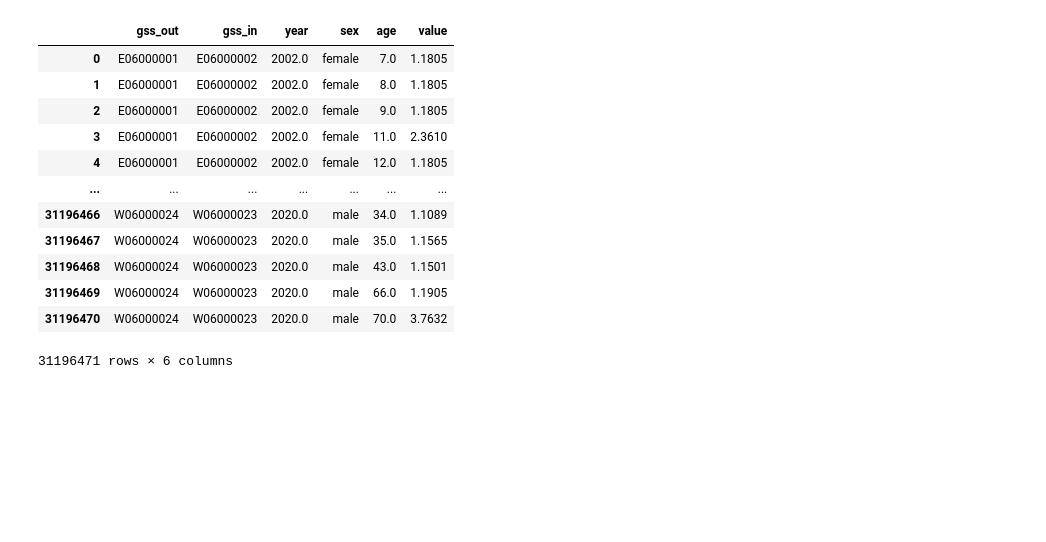
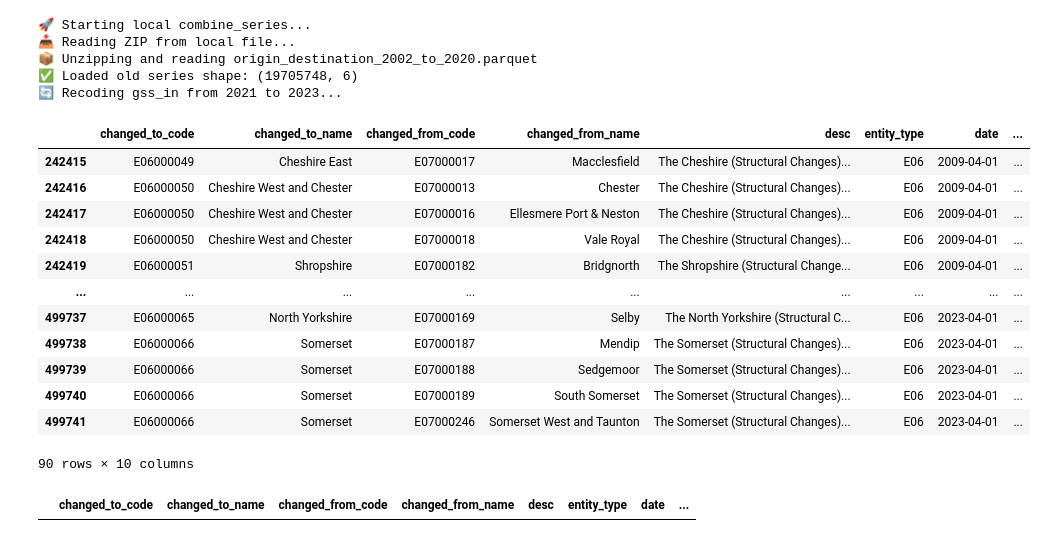
Before and after one commit to SebastianHeslinRees/gsscoder_python, a Jupyter notebook: example_use/test_package.ipynb, the cells around one changed output. Saved outputs shown, nothing was run; the diff lists cells and outputs as text; code cells hidden in the pictures; blank space fills up the shorter version.

Commit message:
Fixing the problem with package reading lookup ups correctly

```diff
--- a/example_use/test_package.ipynb
+++ b/example_use/test_package.ipynb
@@ -52,16 +11,0 @@ start_yr_new_series = 2012
-# %%
-old_series
-# %% [output]
-|  | gss_out | gss_in | year | sex | age | value |
-| 0 | E06000001 | E06000002 | 2002.0 | female | 7.0 | 1.1805 |
-| 1 | E06000001 | E06000002 | 2002.0 | female | 8.0 | 1.1805 |
-| 2 | E06000001 | E06000002 | 2002.0 | female | 9.0 | 1.1805 |
-| 3 | E06000001 | E06000002 | 2002.0 | female | 11.0 | 2.3610 |
-| 4 | E06000001 | E06000002 | 2002.0 | female | 12.0 | 1.1805 |
-| ... | ... | ... | ... | ... | ... | ... |
-| 31196466 | W06000024 | W06000023 | 2020.0 | male | 34.0 | 1.1089 |
-| 31196467 | W06000024 | W06000023 | 2020.0 | male | 35.0 | 1.1565 |
-| 31196468 | W06000024 | W06000023 | 2020.0 | male | 43.0 | 1.1501 |
-| 31196469 | W06000024 | W06000023 | 2020.0 | male | 66.0 | 1.1905 |
-| 31196470 | W06000024 | W06000023 | 2020.0 | male | 70.0 | 3.7632 |
-31196471 rows × 6 columns
@@ -73,0 +12,60 @@ recoded_old_series = recode_gss(old_series,
+# %%
+LOCAL_PARQUET_ZIP_PATH = "/Users/user1/Documents/domestic_rates_preprocessing/test_data/old_series_data/origin_destination_2002_to_2020.parquet.zip"
+LOCAL_NEW_SERIES_PARQ = "/Users/user1/Documents/domestic_rates_preprocessing/test_data/combined/cleaned_data_combined.parquet"
+LOCAL_OUTPUT_DIR = "/Users/user1/Documents/domestic_rates_preprocessing/test_data/new_geog_combined/output_parquet"
+
+START_YR_NEW_SERIES = 2012
+GSS_OLD_YEAR = 2021
+GSS_NEW_YEAR = 2023
+
+print("🚀 Starting local combine_series...")
+
+# 1. Unzip and load the old series Parquet
+print("📥 Reading ZIP from local file...")
+with zipfile.ZipFile(LOCAL_PARQUET_ZIP_PATH, 'r') as zip_ref:
+    parquet_name = zip_ref.namelist()[0]
+    print(f"📦 Unzipping and reading {parquet_name}")
+    with zip_ref.open(parquet_name) as f:
+        df_old = pd.read_parquet(f)
+
+df_old = df_old[df_old['year'] < START_YR_NEW_SERIES]
+print(f"✅ Loaded old series shape: {df_old.shape}")
+
+# 2. Recode gss_in
+df_in_gss = df_old[df_old['gss_in'].str.contains("E0|W0")]
+df_not_in_gss = df_old[~df_old['gss_in'].str.contains("E0|W0")]
+
+print(f"🔄 Recoding gss_in from {GSS_OLD_YEAR} to {GSS_NEW_YEAR}...")
+df_in_gss_recoded = recode_gss(
+    df_in=df_in_gss,
+    col_code='gss_in',
+    col_data='value',
+    fun='sum',
+    recode_from_year=GSS_OLD_YEAR,
+    recode_to_year=GSS_NEW_YEAR,
+)
+# %% [output]
+🚀 Starting local combine_series...
+📥 Reading ZIP from local file...
+📦 Unzipping and reading origin_destination_2002_to_2020.parquet
+✅ Loaded old series shape: (19705748, 6)
+🔄 Recoding gss_in from 2021 to 2023...
+# %%
+# Read the pickle file ad_code_changes.pickle
+lad_code_changes = pd.read_pickle('/Users/user1/Documents/gsscoder_python/gsscoder_python/lookups/lad_code_changes.pickle')
+# %%
+lad_code_changes
+# %% [output]
+|  | changed_to_code | changed_to_name | changed_from_code | changed_from_name | desc | entity_type | date | ... |
+| 242415 | E06000049 | Cheshire East | E07000017 | Macclesfield | The Cheshire (Structural Changes)... | E06 | 2009-04-01 | ... |
+| 242416 | E06000050 | Cheshire West and Chester | E07000013 | Chester | The Cheshire (Structural Changes)... | E06 | 2009-04-01 | ... |
+| 242417 | E06000050 | Cheshire West and Chester | E07000016 | Ellesmere Port & Neston | The Cheshire (Structural Changes)... | E06 | 2009-04-01 | ... |
+| 242418 | E06000050 | Cheshire West and Chester | E07000018 | Vale Royal | The Cheshire (Structural Changes)... | E06 | 2009-04-01 | ... |
+| 242419 | E06000051 | Shropshire | E07000182 | Bridgnorth | The Shropshire (Structural Change... | E06 | 2009-04-01 | ... |
+| ... | ... | ... | ... | ... | ... | ... | ... | ... |
+| 499737 | E06000065 | North Yorkshire | E07000169 | Selby | The North Yorkshire (Structural C... | E06 | 2023-04-01 | ... |
+| 499738 | E06000066 | Somerset | E07000187 | Mendip | The Somerset (Structural Changes)... | E06 | 2023-04-01 | ... |
+| 499739 | E06000066 | Somerset | E07000188 | Sedgemoor | The Somerset (Structural Changes)... | E06 | 2023-04-01 | ... |
+| 499740 | E06000066 | Somerset | E07000189 | South Somerset | The Somerset (Structural Changes)... | E06 | 2023-04-01 | ... |
+| 499741 | E06000066 | Somerset | E07000246 | Somerset West and Taunton | The Somerset (Structural Changes)... | E06 | 2023-04-01 | ... |
+90 rows × 10 columns
@@ -73,0 +83,4 @@ recoded_old_series = recode_gss(old_series,
+# %%
+changes_2022
+# %% [output]
+|  | changed_to_code | changed_to_name | changed_from_code | changed_from_name | desc | entity_type | date | ... |
```
Also changed, not shown: parts of 17 cells of this notebook, 5 other files.
